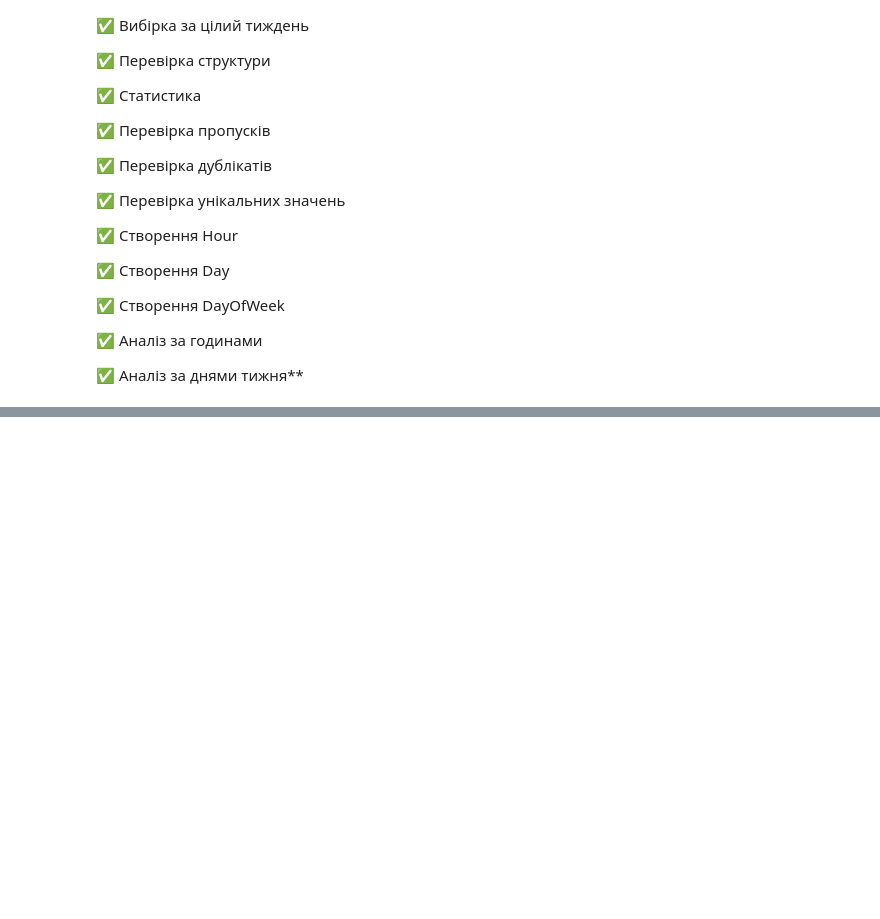
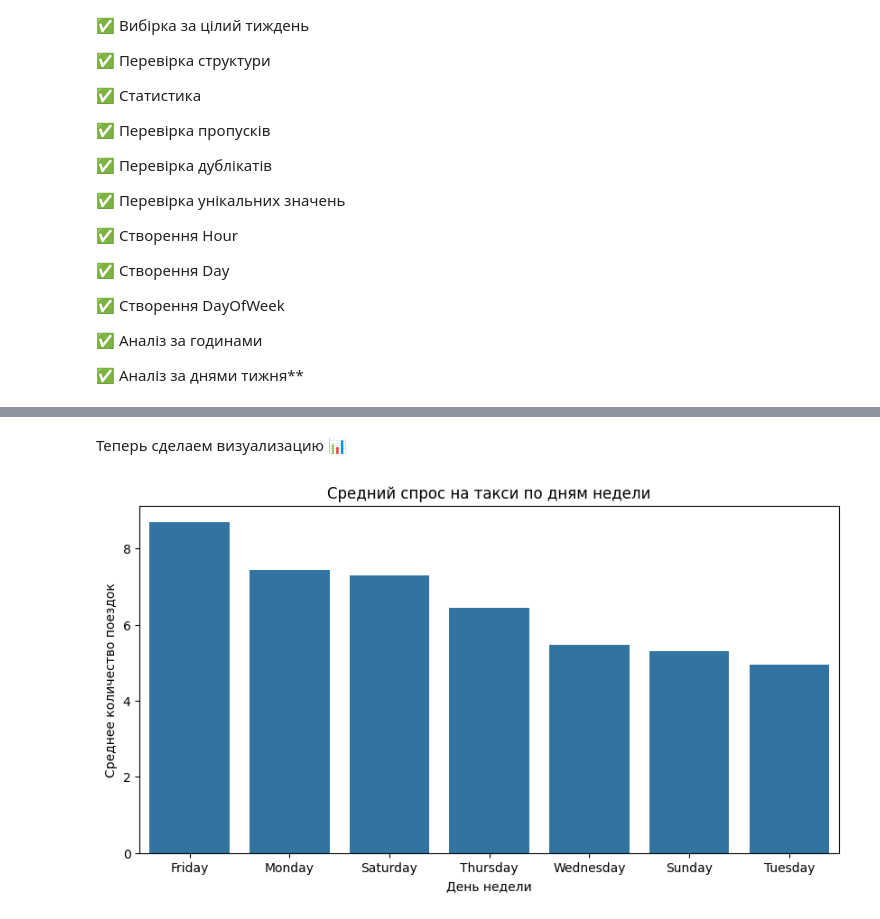
Before and after one commit to pavlenkosasha/MillionaireAPI, a Jupyter notebook: Uber_Pickups_in_New_York_City_PAVLENKO.ipynb, the cells around one changed output, grey strips where cells are left out. Cells and saved outputs as stored; diff of their text form; code cells hidden in the pictures; blank space fills up the shorter version.

```diff
--- a/Uber_Pickups_in_New_York_City_PAVLENKO.ipynb
+++ b/Uber_Pickups_in_New_York_City_PAVLENKO.ipynb
@@ -248,0 +470,8 @@ plt.show()
+# %%
+day_demand = (
+    target_df.groupby('DayOfWeek')['NumberOfTrips']
+    .mean()
+    .sort_values(ascending=False)
+)
+
+day_demand
@@ -248,0 +489,20 @@ plt.show()
+# %% [markdown]
+Теперь сделаем визуализацию 📊
+# %%
+import matplotlib.pyplot as plt
+import seaborn as sns
+
+plt.figure(figsize=(10, 5))
+
+sns.barplot(
+    x=day_demand.index,
+    y=day_demand.values
+)
+
+plt.title('Средний спрос на такси по дням недели')
+plt.xlabel('День недели')
+plt.ylabel('Среднее количество поездок')
+
+plt.show()
+# %% [output]
+[figure, added]
```
Also changed, not shown: parts of 29 cells of this notebook.
